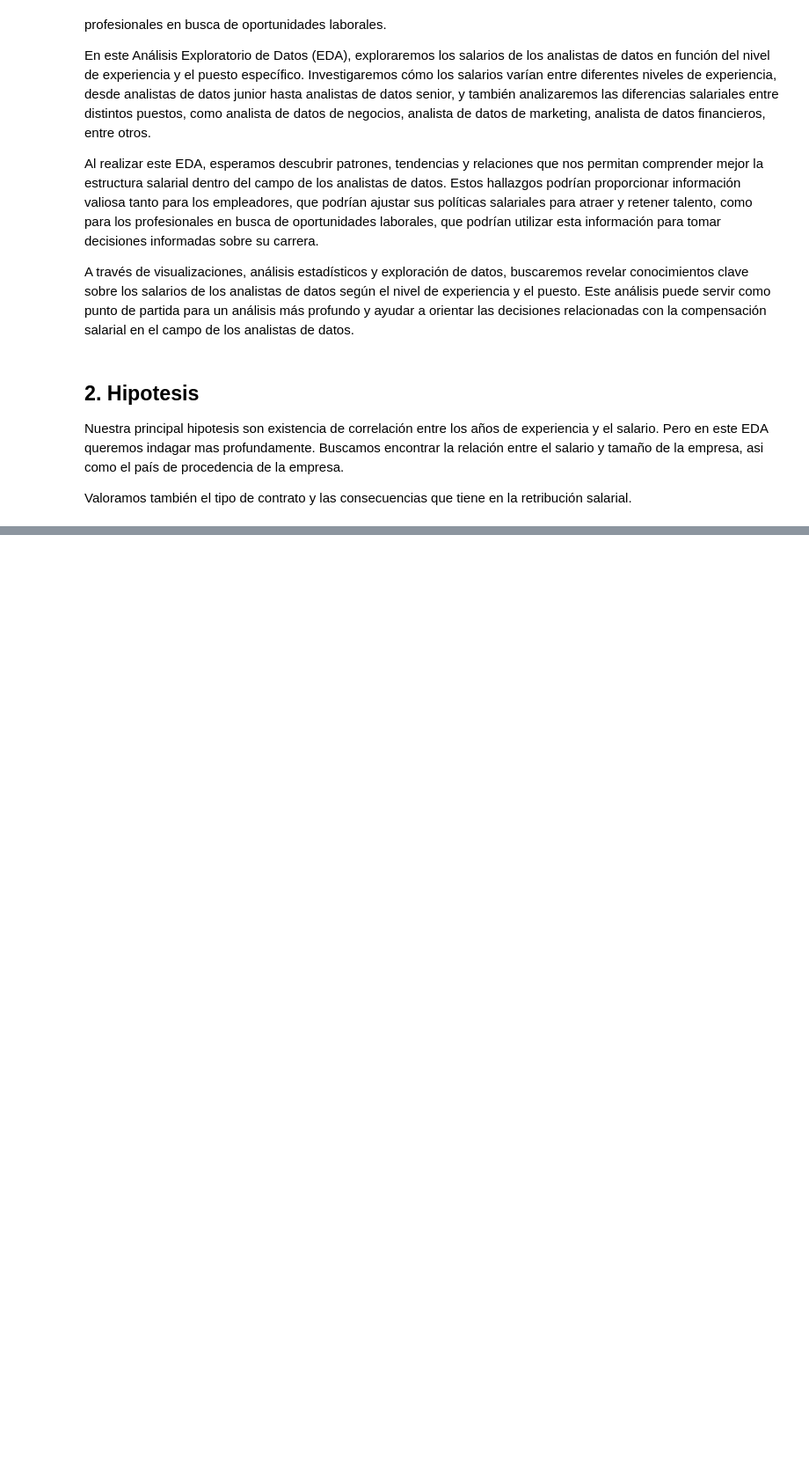
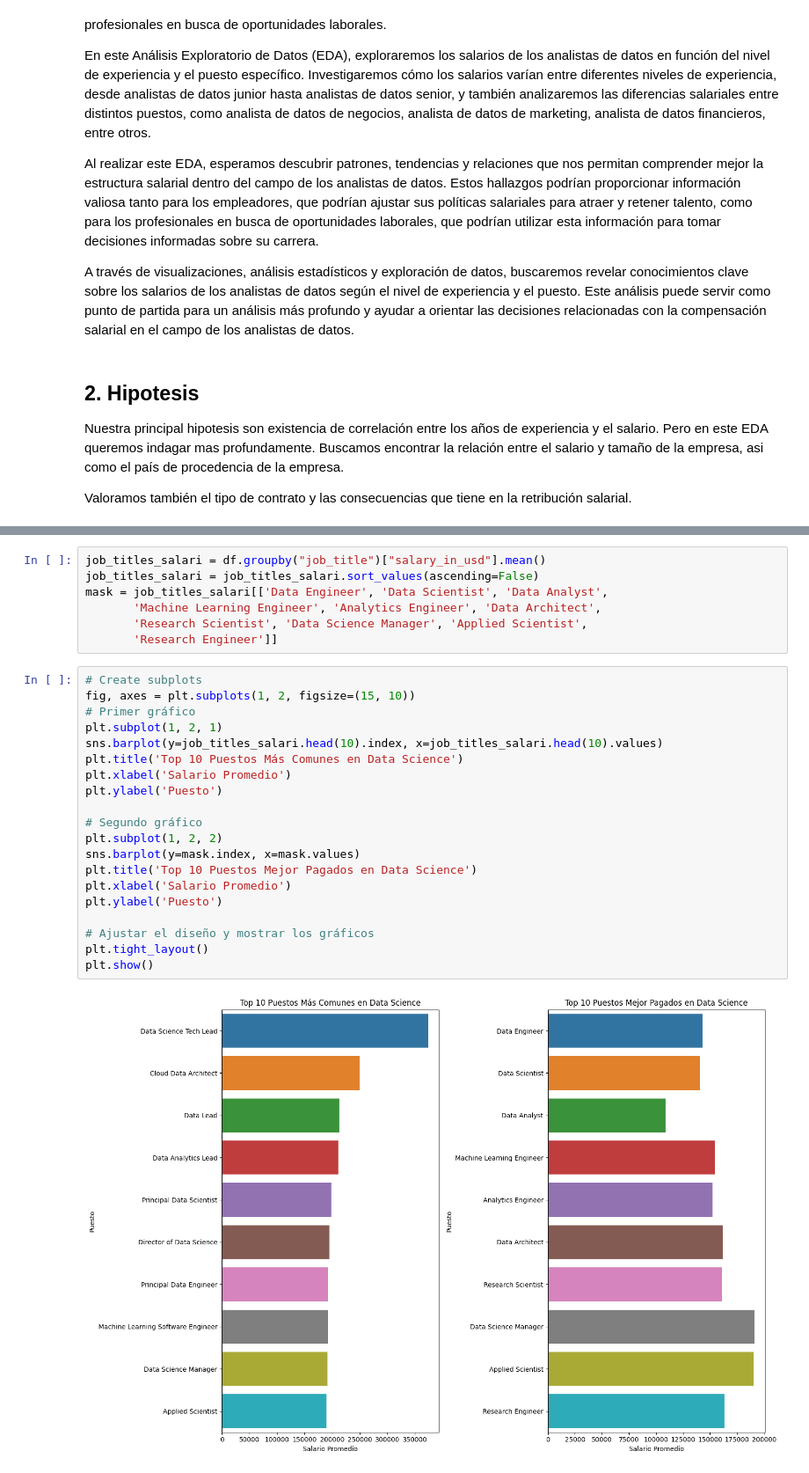
Before and after one commit to JuditRoca/Diabetesprediction, a Jupyter notebook: Notebooks/01_EDA.ipynb, the cells around one changed output, grey strips where cells are left out. Shown at 88% size. Saved outputs shown, nothing was run; the diff lists cells and outputs as text; blank space fills up the shorter version.

```diff
--- a/Notebooks/01_EDA.ipynb
+++ b/Notebooks/01_EDA.ipynb
@@ -27,0 +105,29 @@ Valoramos también el tipo de contrato y las consecuencias que tiene en la retri
+# %%
+job_titles_salari = df.groupby("job_title")["salary_in_usd"].mean()
+job_titles_salari = job_titles_salari.sort_values(ascending=False)
+mask = job_titles_salari[['Data Engineer', 'Data Scientist', 'Data Analyst',
+       'Machine Learning Engineer', 'Analytics Engineer', 'Data Architect',
+       'Research Scientist', 'Data Science Manager', 'Applied Scientist',
+       'Research Engineer']]
+# %%
+# Create subplots
+fig, axes = plt.subplots(1, 2, figsize=(15, 10))
+# Primer gráfico
+plt.subplot(1, 2, 1)
+sns.barplot(y=job_titles_salari.head(10).index, x=job_titles_salari.head(10).values)
+plt.title('Top 10 Puestos Más Comunes en Data Science')
+plt.xlabel('Salario Promedio')
+plt.ylabel('Puesto')
+
+# Segundo gráfico
+plt.subplot(1, 2, 2)
+sns.barplot(y=mask.index, x=mask.values)
+plt.title('Top 10 Puestos Mejor Pagados en Data Science')
+plt.xlabel('Salario Promedio')
+plt.ylabel('Puesto')
+
+# Ajustar el diseño y mostrar los gráficos
+plt.tight_layout()
+plt.show()
+# %% [output]
+[figure, added]
```
Also changed, not shown: parts of 10 cells of this notebook, 6 other files.
